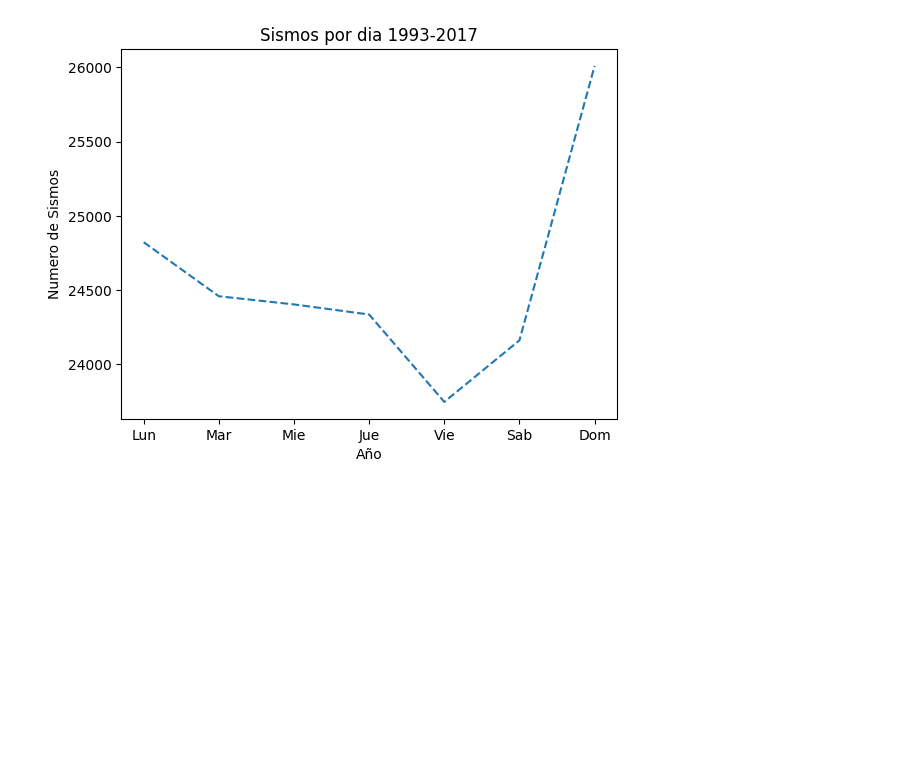
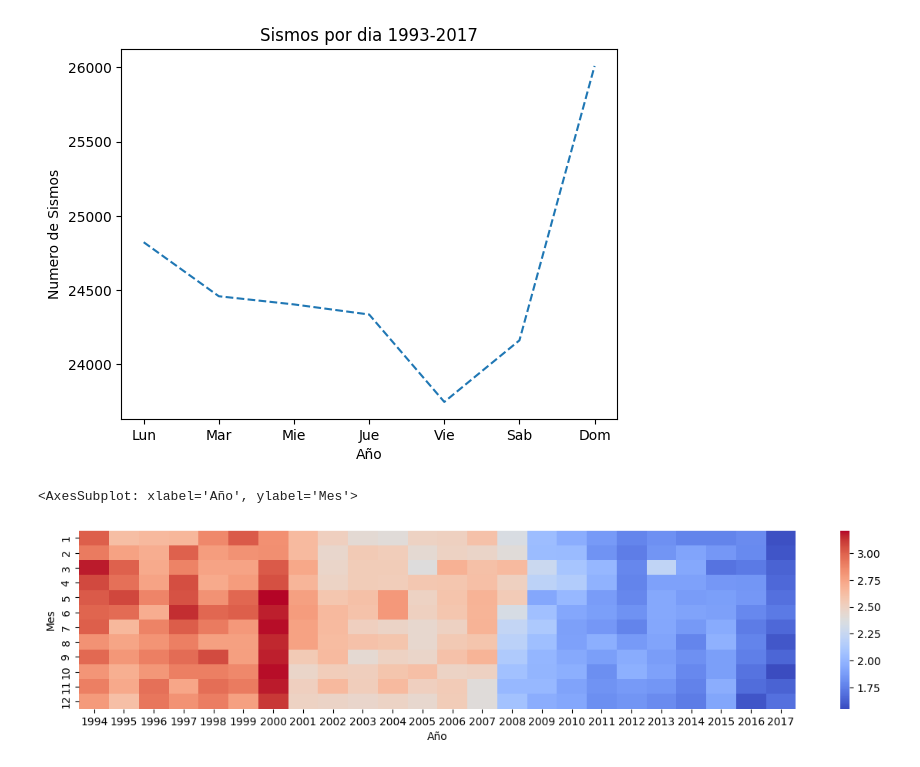
Before and after one commit to EDGAR-BARAHONA/Programacion-Python-Gis, a Jupyter notebook: Analitica/AnalisisSismico.ipynb, the cells around one changed output. Drawn from its saved outputs; the diff is of its cells as text; code cells hidden in the pictures; blank space fills up the shorter version.

```diff
--- a/Analitica/AnalisisSismico.ipynb
+++ b/Analitica/AnalisisSismico.ipynb
@@ -152,3 +153,11 @@ gpsa.set(xlabel='Año', ylabel="Numero de Sismos", title='Sismos por dia 1993-20
 gpsa.lines[0].set_linestyle("--")
 # %% [output]
 [figure]
+# %%
+pivoted_df = pd.pivot_table(data=sismos, index="Mes", columns="Año", values="Magnitud_ML")
+
+plt.figure(figsize=(15, 3)) # We can set the size using matplotlib
+sns.heatmap(pivoted_df, cmap="coolwarm") # cmap defines the color palette
+# %% [output]
+<AxesSubplot: xlabel='Año', ylabel='Mes'>
+[figure, added]
```
Also changed, not shown: parts of 3 cells of this notebook.
